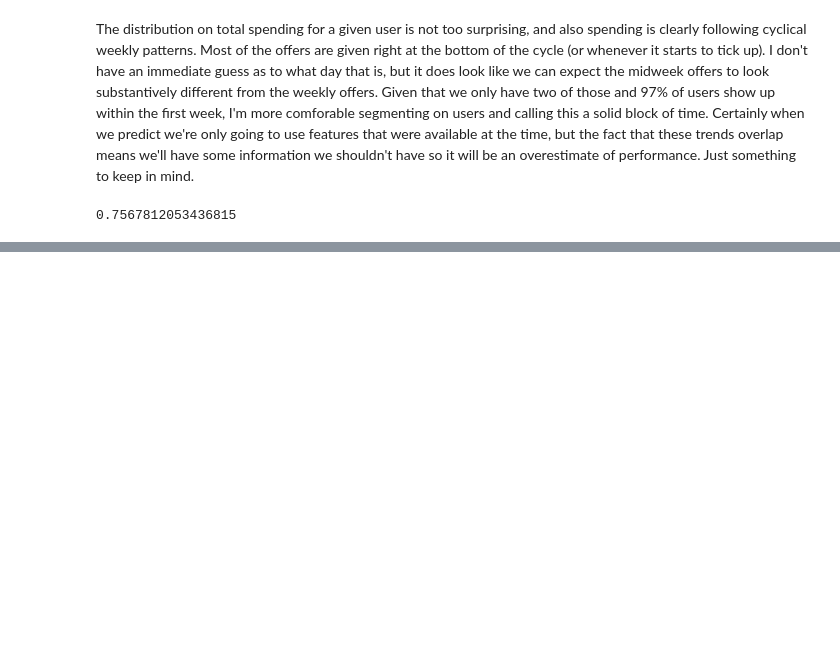
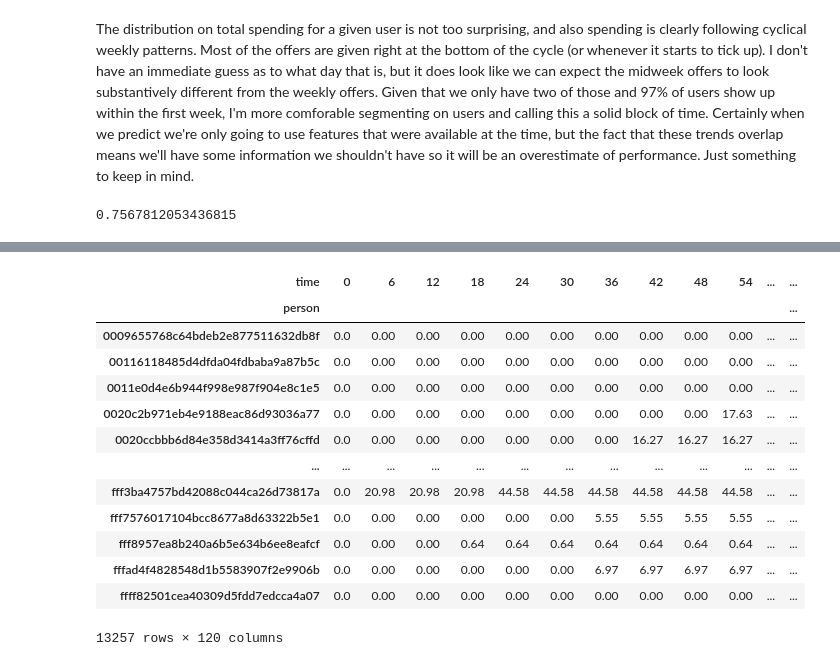
Before and after one commit to crgl/starbucks-capstone, a Jupyter notebook: Starbucks_Capstone_notebook.ipynb, the cells around one changed output, grey strips where cells are left out. Drawn from its saved outputs; the diff is of its cells as text; code cells hidden in the pictures; blank space fills up the shorter version.

```diff
--- a/Starbucks_Capstone_notebook.ipynb
+++ b/Starbucks_Capstone_notebook.ipynb
@@ -331,0 +443,19 @@ Now, we want to consider time under the influence of the promotion. That's betwe
+# %%
+purchases_cumsum = transactions_train.cumsum(axis=1)
+# %%
+purchases_cumsum
+# %% [output]
+| time | 0 | 6 | 12 | 18 | 24 | 30 | 36 | 42 | 48 | 54 | ... | ... |
+| person |  |  |  |  |  |  |  |  |  |  |  | ... |
+| 0009655768c64bdeb2e877511632db8f | 0.0 | 0.00 | 0.00 | 0.00 | 0.00 | 0.00 | 0.00 | 0.00 | 0.00 | 0.00 | ... | ... |
+| 00116118485d4dfda04fdbaba9a87b5c | 0.0 | 0.00 | 0.00 | 0.00 | 0.00 | 0.00 | 0.00 | 0.00 | 0.00 | 0.00 | ... | ... |
+| 0011e0d4e6b944f998e987f904e8c1e5 | 0.0 | 0.00 | 0.00 | 0.00 | 0.00 | 0.00 | 0.00 | 0.00 | 0.00 | 0.00 | ... | ... |
+| 0020c2b971eb4e9188eac86d93036a77 | 0.0 | 0.00 | 0.00 | 0.00 | 0.00 | 0.00 | 0.00 | 0.00 | 0.00 | 17.63 | ... | ... |
+| 0020ccbbb6d84e358d3414a3ff76cffd | 0.0 | 0.00 | 0.00 | 0.00 | 0.00 | 0.00 | 0.00 | 16.27 | 16.27 | 16.27 | ... | ... |
+| ... | ... | ... | ... | ... | ... | ... | ... | ... | ... | ... | ... | ... |
+| fff3ba4757bd42088c044ca26d73817a | 0.0 | 20.98 | 20.98 | 20.98 | 44.58 | 44.58 | 44.58 | 44.58 | 44.58 | 44.58 | ... | ... |
+| fff7576017104bcc8677a8d63322b5e1 | 0.0 | 0.00 | 0.00 | 0.00 | 0.00 | 0.00 | 5.55 | 5.55 | 5.55 | 5.55 | ... | ... |
+| fff8957ea8b240a6b5e634b6ee8eafcf | 0.0 | 0.00 | 0.00 | 0.64 | 0.64 | 0.64 | 0.64 | 0.64 | 0.64 | 0.64 | ... | ... |
+| fffad4f4828548d1b5583907f2e9906b | 0.0 | 0.00 | 0.00 | 0.00 | 0.00 | 0.00 | 6.97 | 6.97 | 6.97 | 6.97 | ... | ... |
+| ffff82501cea40309d5fdd7edcca4a07 | 0.0 | 0.00 | 0.00 | 0.00 | 0.00 | 0.00 | 0.00 | 0.00 | 0.00 | 0.00 | ... | ... |
+13257 rows × 120 columns
```
Also changed, not shown: parts of 19 cells of this notebook.
